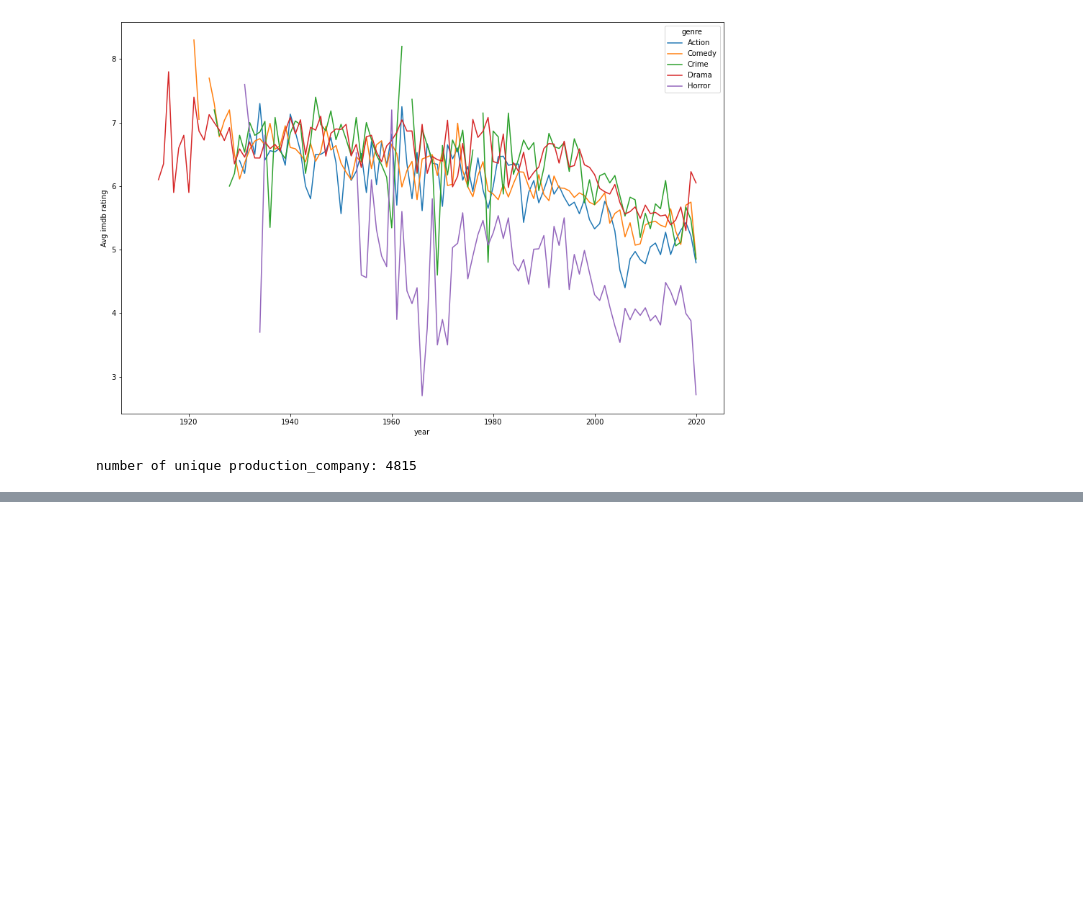
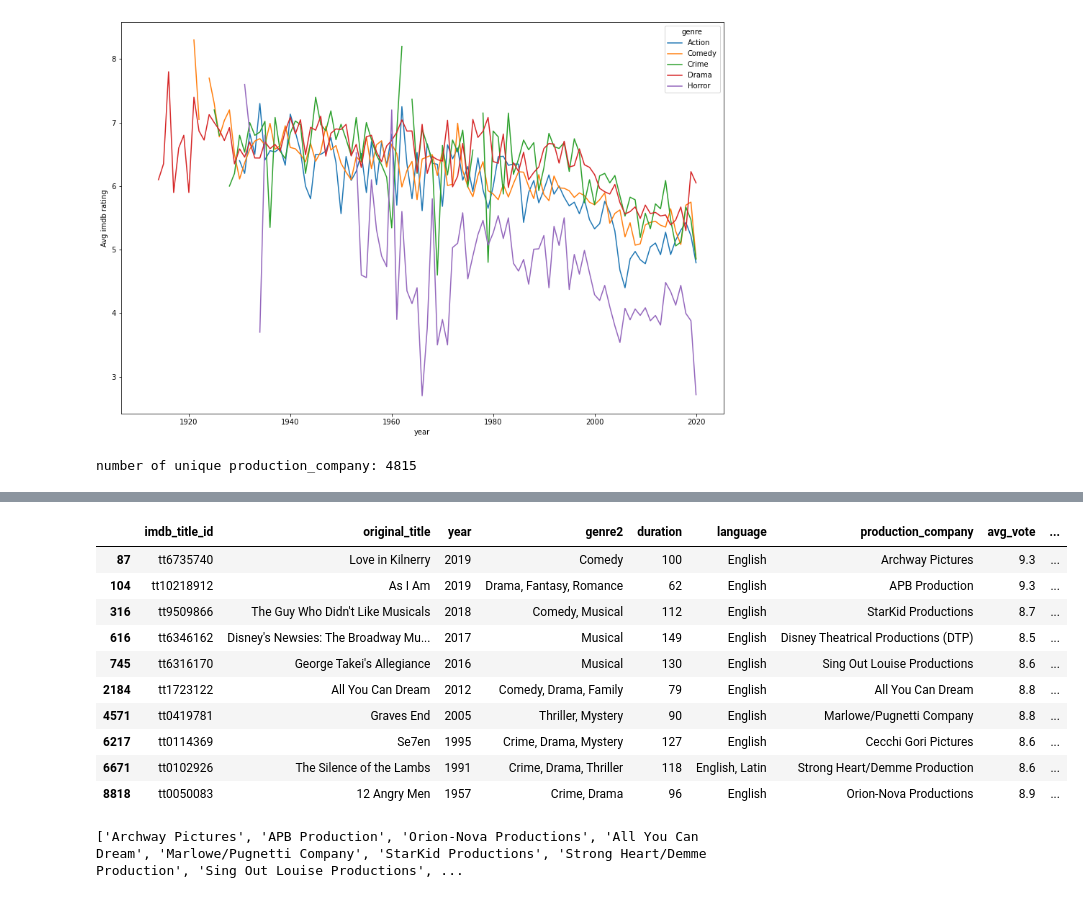
Before and after one commit to MersedehSP/Movie_Makers, a Jupyter notebook: Mersedeh/Matplotlib_Visualizatoin_Movies-for movie2csv.ipynb, the cells around one changed output, grey strips where cells are left out. Saved outputs shown, nothing was run; the diff lists cells and outputs as text; code cells hidden in the pictures; blank space fills up the shorter version.

```diff
--- a/Mersedeh/Matplotlib_Visualizatoin_Movies-for movie2csv.ipynb
+++ b/Mersedeh/Matplotlib_Visualizatoin_Movies-for movie2csv.ipynb
@@ -423,2 +441,22 @@ number of unique production_company: 4815
+# %%
+selected_PC = ["Archway Pictures","APB Production","Orion-Nova Productions","All You Can Dream", "Marlowe/Pugnetti Company", "StarKid Productions","Strong Heart/Demme Production", "Sing Out Louise Productions", "Cecchi Gori Pictures", "Disney Theatrical Productions (DTP)"]
+selected_PC_df = movie_df[movie_df.production_company.isin(selected_PC)]
+selected_PC_df
+# %% [output]
+|  | imdb_title_id | original_title | year | genre2 | duration | language | production_company | avg_vote | ... |
+| 87 | tt6735740 | Love in Kilnerry | 2019 | Comedy | 100 | English | Archway Pictures | 9.3 | ... |
+| 104 | tt10218912 | As I Am | 2019 | Drama, Fantasy, Romance | 62 | English | APB Production | 9.3 | ... |
+| 316 | tt9509866 | The Guy Who Didn't Like Musicals | 2018 | Comedy, Musical | 112 | English | StarKid Productions | 8.7 | ... |
+| 616 | tt6346162 | Disney's Newsies: The Broadway Mu... | 2017 | Musical | 149 | English | Disney Theatrical Productions (DTP) | 8.5 | ... |
+| 745 | tt6316170 | George Takei's Allegiance | 2016 | Musical | 130 | English | Sing Out Louise Productions | 8.6 | ... |
+| 2184 | tt1723122 | All You Can Dream | 2012 | Comedy, Drama, Family | 79 | English | All You Can Dream | 8.8 | ... |
+| 4571 | tt0419781 | Graves End | 2005 | Thriller, Mystery | 90 | English | Marlowe/Pugnetti Company | 8.8 | ... |
+| 6217 | tt0114369 | Se7en | 1995 | Crime, Drama, Mystery | 127 | English | Cecchi Gori Pictures | 8.6 | ... |
+| 6671 | tt0102926 | The Silence of the Lambs | 1991 | Crime, Drama, Thriller | 118 | English, Latin | Strong Heart/Demme Production | 8.6 | ... |
+| 8818 | tt0050083 | 12 Angry Men | 1957 | Crime, Drama | 96 | English | Orion-Nova Productions | 8.9 | ... |
+# %%
+print(selected_PC)
+# %% [output]
+['Archway Pictures', 'APB Production', 'Orion-Nova Productions', 'All You Can Dream', 'Marlowe/Pugnetti Company', 'StarKid Productions', 'Strong Heart/Demme Production', 'Sing Out Louise Productions', ...
 # %%
 ###########Summary Stats#################
```
Also changed, not shown: parts of 2 cells of this notebook.
